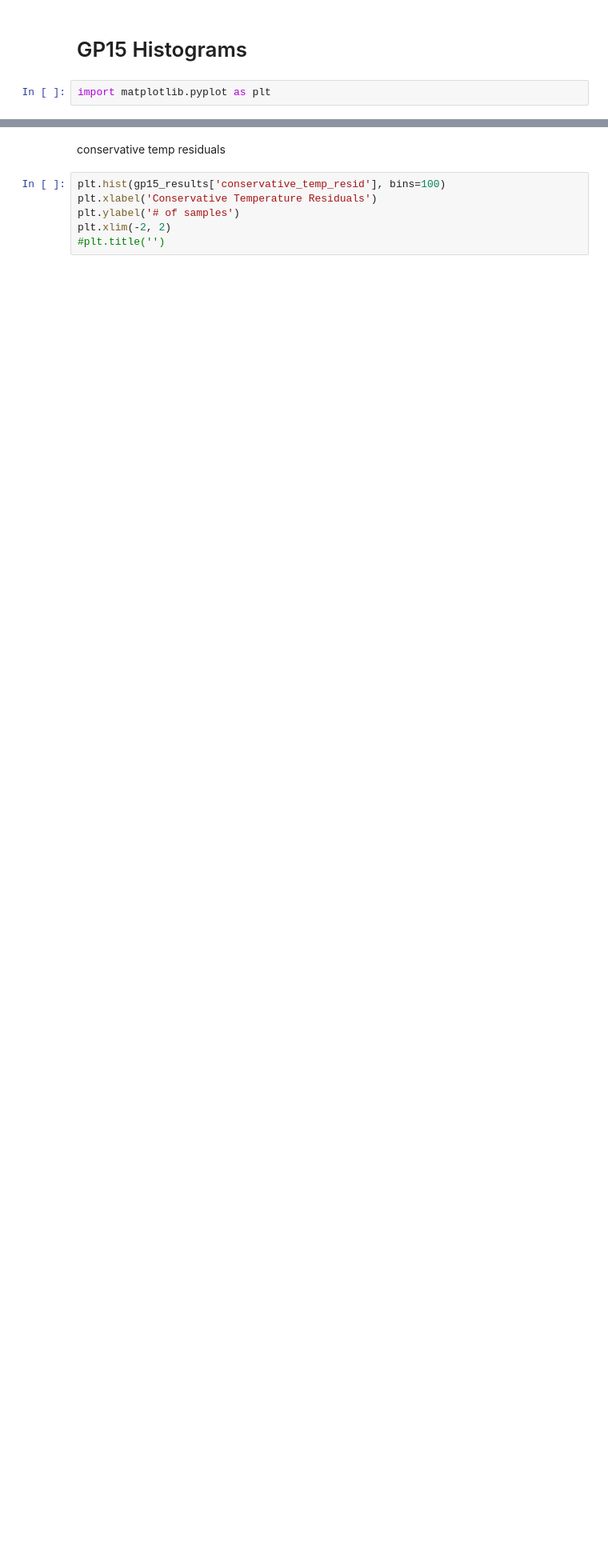
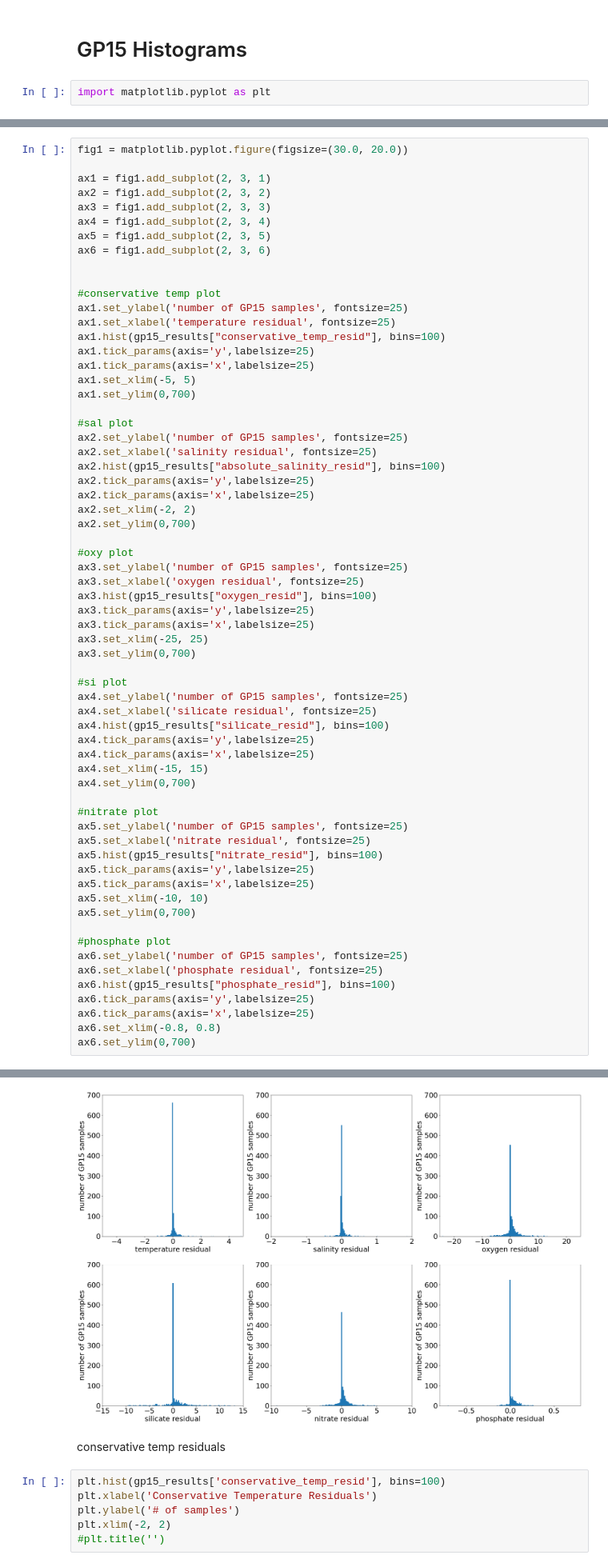
Before and after one commit to nitrogenlab/gp15wmascripts, a Jupyter notebook: notebooks/Residuals_Figures.ipynb, the cells around one changed output, grey strips where cells are left out. Shown: that part at 80% size. Drawn from its saved outputs; the diff is of its cells as text; blank space fills up the shorter version.

Commit message:
added another paper figure

```diff
--- a/notebooks/Residuals_Figures.ipynb
+++ b/notebooks/Residuals_Figures.ipynb
@@ -215,0 +218,65 @@ import matplotlib.pyplot as plt
+# %%
+fig1 = matplotlib.pyplot.figure(figsize=(30.0, 20.0))
+
+ax1 = fig1.add_subplot(2, 3, 1)
+ax2 = fig1.add_subplot(2, 3, 2)
+ax3 = fig1.add_subplot(2, 3, 3)
+ax4 = fig1.add_subplot(2, 3, 4)
+ax5 = fig1.add_subplot(2, 3, 5)
+ax6 = fig1.add_subplot(2, 3, 6)
+
+
+#conservative temp plot
+ax1.set_ylabel('number of GP15 samples', fontsize=25)
+ax1.set_xlabel('temperature residual', fontsize=25)
+ax1.hist(gp15_results["conservative_temp_resid"], bins=100)
+ax1.tick_params(axis='y',labelsize=25)
+ax1.tick_params(axis='x',labelsize=25)
+ax1.set_xlim(-5, 5)
+ax1.set_ylim(0,700)
+
+#sal plot
+ax2.set_ylabel('number of GP15 samples', fontsize=25)
+ax2.set_xlabel('salinity residual', fontsize=25)
+ax2.hist(gp15_results["absolute_salinity_resid"], bins=100)
+ax2.tick_params(axis='y',labelsize=25)
+ax2.tick_params(axis='x',labelsize=25)
+ax2.set_xlim(-2, 2)
+ax2.set_ylim(0,700)
+
+#oxy plot
+ax3.set_ylabel('number of GP15 samples', fontsize=25)
+ax3.set_xlabel('oxygen residual', fontsize=25)
+ax3.hist(gp15_results["oxygen_resid"], bins=100)
+ax3.tick_params(axis='y',labelsize=25)
+ax3.tick_params(axis='x',labelsize=25)
+ax3.set_xlim(-25, 25)
+ax3.set_ylim(0,700)
+
+#si plot
+ax4.set_ylabel('number of GP15 samples', fontsize=25)
+ax4.set_xlabel('silicate residual', fontsize=25)
+ax4.hist(gp15_results["silicate_resid"], bins=100)
+ax4.tick_params(axis='y',labelsize=25)
+ax4.tick_params(axis='x',labelsize=25)
+ax4.set_xlim(-15, 15)
+ax4.set_ylim(0,700)
+
+#nitrate plot
+ax5.set_ylabel('number of GP15 samples', fontsize=25)
+ax5.set_xlabel('nitrate residual', fontsize=25)
+ax5.hist(gp15_results["nitrate_resid"], bins=100)
+ax5.tick_params(axis='y',labelsize=25)
+ax5.tick_params(axis='x',labelsize=25)
+ax5.set_xlim(-10, 10)
+ax5.set_ylim(0,700)
+
+#phosphate plot
+ax6.set_ylabel('number of GP15 samples', fontsize=25)
+ax6.set_xlabel('phosphate residual', fontsize=25)
+ax6.hist(gp15_results["phosphate_resid"], bins=100)
+ax6.tick_params(axis='y',labelsize=25)
+ax6.tick_params(axis='x',labelsize=25)
+ax6.set_xlim(-0.8, 0.8)
+ax6.set_ylim(0,700)
+# %% [output]
@@ -216,3 +284,4 @@ import matplotlib.pyplot as plt
+[figure, added]
 # %% [markdown]
 conservative temp residuals
 # %%
```
Also changed, not shown: parts of 10 cells of this notebook.
